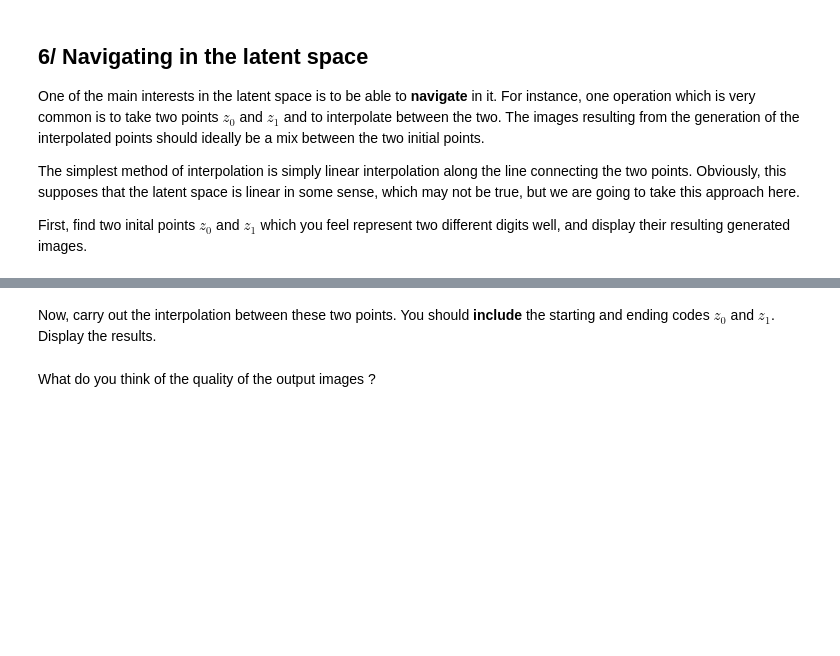
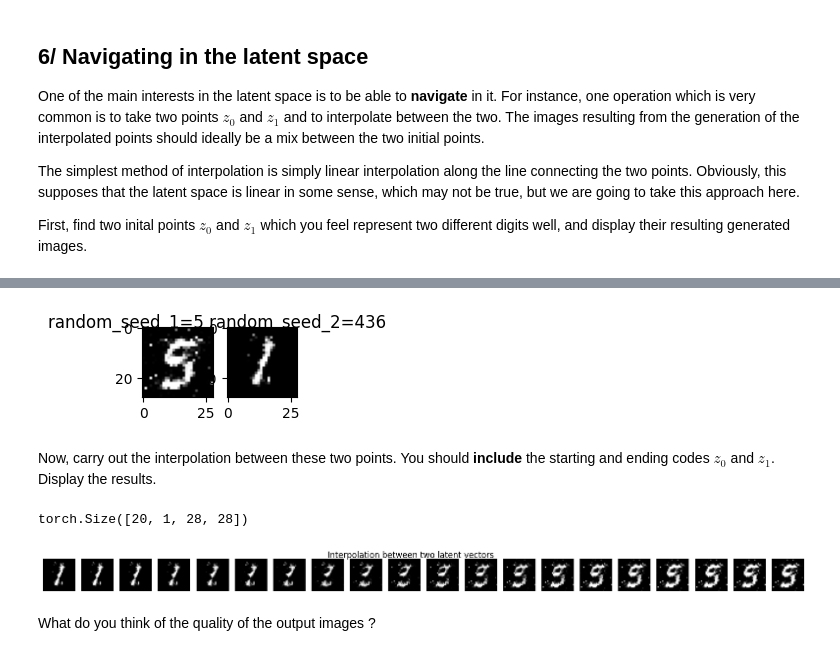
Before and after one commit to balthazarneveu/MVA24-delire, a Jupyter notebook: TP_5/tp_5.ipynb, the cells around one changed output, grey strips where cells are left out. Saved outputs shown, nothing was run; the diff lists cells and outputs as text; code cells hidden in the pictures; blank space fills up the shorter version.

```diff
--- a/TP_5/tp_5.ipynb
+++ b/TP_5/tp_5.ipynb
@@ -454,2 +565,23 @@ x_1 = ...  # FILL IN HERE
+# %%
+# first image
+random_seed_1 = 5
+torch.manual_seed(random_seed_1)
+z_0 =  torch.randn(1, Z_DIM)  # FILL IN HERE
+x_0 = gen_model(z_0)  # FILL IN HERE
+random_seed_2 = 436
+torch.manual_seed(random_seed_2)
+z_1 = torch.randn(1, Z_DIM)  # FILL IN HERE
+x_1 = gen_model(z_1)  # FILL IN HERE
+
+plt.figure(figsize=(2, 1))
+plt.subplot(1, 2, 1)
+plt.imshow(x_0.detach().numpy().reshape(N_ROWS, N_COLS), cmap='gray')
+plt.subplot(1, 2, 2)
+plt.imshow(x_1.detach().numpy().reshape(N_ROWS, N_COLS), cmap='gray')
+plt.suptitle(f"{random_seed_1=:} {random_seed_2=:}")
+plt.show()
+# display images
+# %% [output]
+[figure, added]
 # %% [markdown]
 Now, carry out the interpolation between these two points. You should __include__ the starting and ending codes $z_0$ and $z_1$. Display the results.
@@ -460,12 +594,19 @@ n_interpolation = 20
+# %%
+x_interp.shape
+# %% [output]
+torch.Size([20, 1, 28, 28])
 # %%
 # display results
 
-fig, axs = plt.subplots(1, n_interpolation, figsize=(20, 20))
+fig, axs = plt.subplots(1, n_interpolation, figsize=(20, 1))
 for i in range(n_interpolation):
     # black and white images
-    axs[i].imshow(..., cmap='gray')  # FILL IN HERE
+    axs[i].imshow(x_interp[i, 0].detach().numpy(), cmap='gray')  # FILL IN HERE
     axs[i].axis('off')
+plt.suptitle(f"Interpolation between two latent vectors")
 plt.show()
+# %% [output]
+[figure, added]
 # %% [markdown]
 What do you think of the quality of the output images ?
 # %% [markdown]
```
Also changed, not shown: parts of 14 cells of this notebook.
